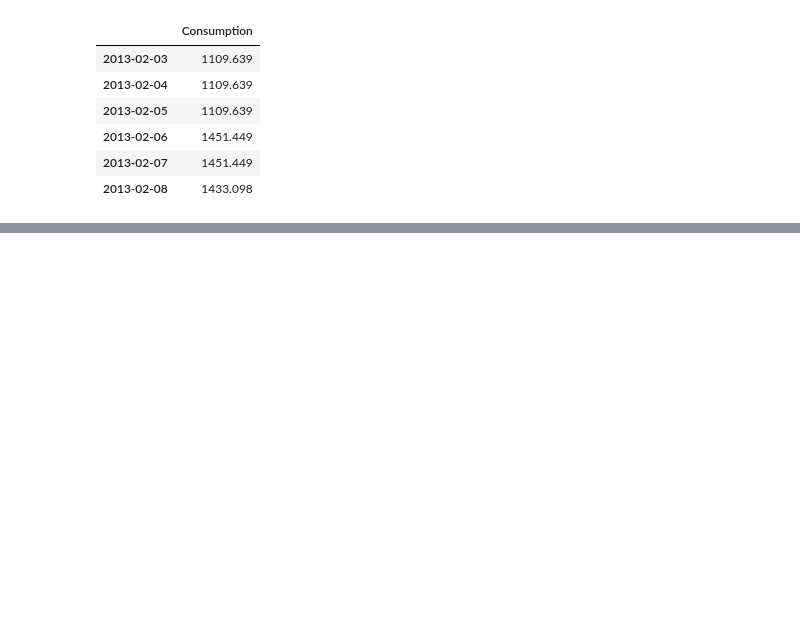
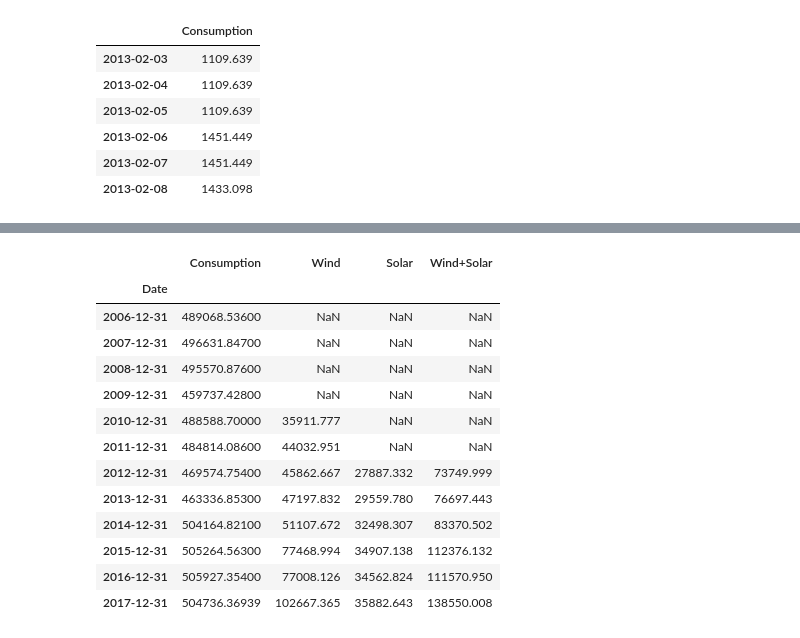
Before and after one commit to HuyHoangg10/AIO, a Jupyter notebook: module3/week1/homework/time_series.ipynb, the cells around one changed output, grey strips where cells are left out. Saved outputs shown, nothing was run; the diff lists cells and outputs as text; code cells hidden in the pictures; blank space fills up the shorter version.

```diff
--- a/module3/week1/homework/time_series.ipynb
+++ b/module3/week1/homework/time_series.ipynb
@@ -93,3 +93,8 @@ consump_sample
 | 2013-02-06 | 1451.449 |
 | 2013-02-07 | 1451.449 |
 | 2013-02-08 | 1433.098 |
+# %%
+#6. resampling
+data_col = data[["Consumption","Wind","Solar","Wind+Solar"]]
+data_resample = data_col.resample("W").mean()
+data_resample
@@ -95,0 +116,18 @@ consump_sample
+# %%
+data_resample_manual = data_col.resample("YE").sum(min_count=360)
+data_resample_manual
+# %% [output]
+|  | Consumption | Wind | Solar | Wind+Solar |
+| Date |  |  |  |  |
+| 2006-12-31 | 489068.53600 | NaN | NaN | NaN |
+| 2007-12-31 | 496631.84700 | NaN | NaN | NaN |
+| 2008-12-31 | 495570.87600 | NaN | NaN | NaN |
+| 2009-12-31 | 459737.42800 | NaN | NaN | NaN |
+| 2010-12-31 | 488588.70000 | 35911.777 | NaN | NaN |
+| 2011-12-31 | 484814.08600 | 44032.951 | NaN | NaN |
+| 2012-12-31 | 469574.75400 | 45862.667 | 27887.332 | 73749.999 |
+| 2013-12-31 | 463336.85300 | 47197.832 | 29559.780 | 76697.443 |
+| 2014-12-31 | 504164.82100 | 51107.672 | 32498.307 | 83370.502 |
+| 2015-12-31 | 505264.56300 | 77468.994 | 34907.138 | 112376.132 |
+| 2016-12-31 | 505927.35400 | 77008.126 | 34562.824 | 111570.950 |
+| 2017-12-31 | 504736.36939 | 102667.365 | 35882.643 | 138550.008 |
```
Also changed, not shown: parts of 6 cells of this notebook.
